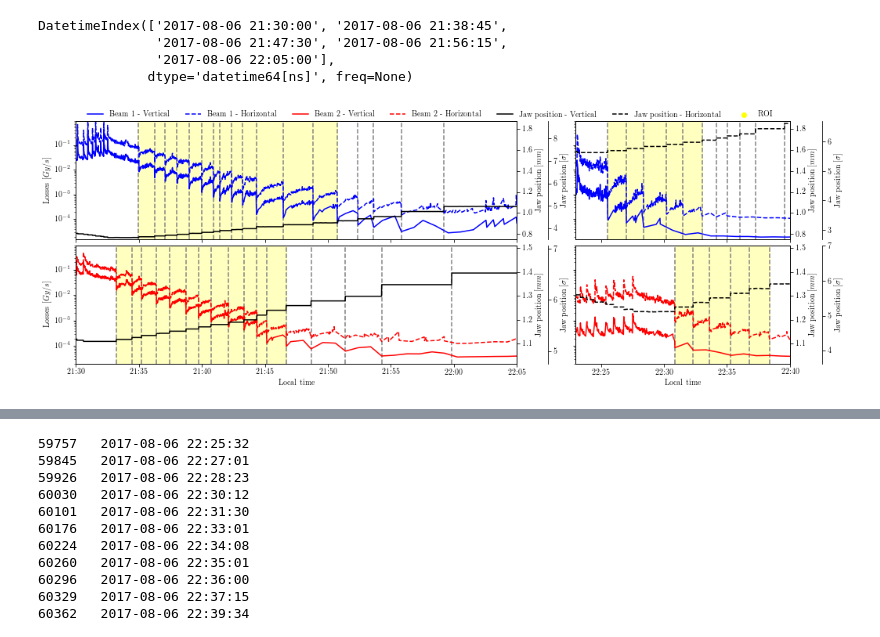
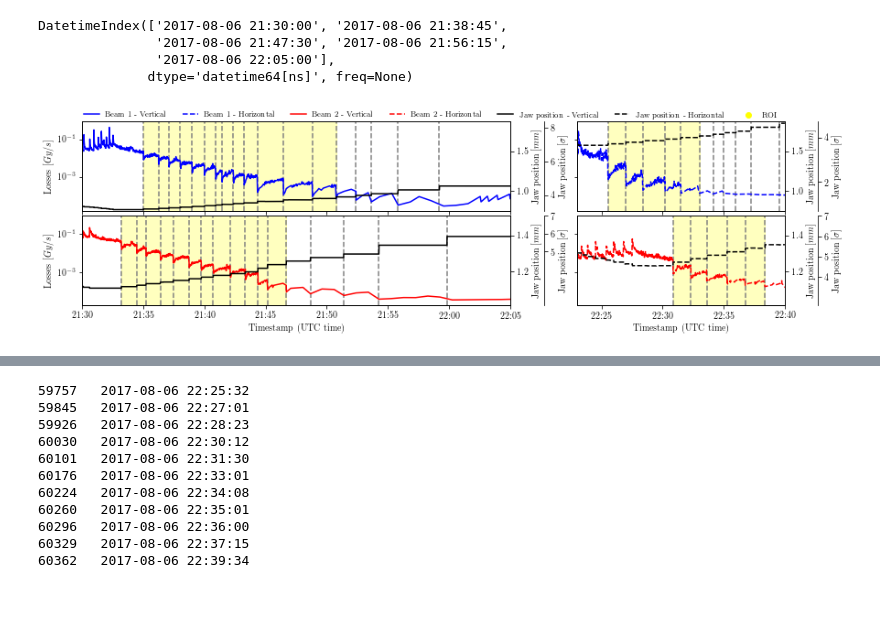
Before and after one commit to carlidel/collimator_scans, a Jupyter notebook: plots_and_tables.ipynb, the cells around one changed output, grey strips where cells are left out. Drawn from its saved outputs; the diff is of its cells as text; code cells hidden in the pictures; blank space fills up the shorter version.

Commit message:
Add offsets

```diff
--- a/plots_and_tables.ipynb
+++ b/plots_and_tables.ipynb
@@ -28,10 +34,10 @@ plt.rc('font', family='serif')
 # %%
-def mm_to_sigma(mm):
-    return mm / (0.200 * np.sqrt(4.0 / 3.5))
+def mm_to_sigma(mm, offset):
+    return (mm - offset) / (0.200 * np.sqrt(4.0 / 3.5))
 
 
-def mm_to_sigma_horizontal(mm):
-    return mm / (0.280)
+def mm_to_sigma_horizontal(mm, offset):
+    return (mm - offset) / (0.280)
 
 
 def scale_factor(vals, sigma_barrier):
@@ -51,10 +57,10 @@ loss_2_rs6 = pd.read_csv("timber/BLMTI.06L7.B1E10_TCP.C6L7.B1_LOSS_RS06.csv", he
 loss_2_rs4 = pd.read_csv("timber/BLMTI.06L7.B1E10_TCP.C6L7.B1_LOSS_RS04.csv", header=1)
 
 barrier = pd.read_csv("timber/TCP.D6L7.B1_MEAS_LVDT_LU.csv", header=1)
-barrier["nValue"] = mm_to_sigma(barrier["Value"])
+barrier["nValue"] = mm_to_sigma(barrier["Value"], OFFSET_B1_V)
 
 barrier2 = pd.read_csv("timber2/TCP.C6L7.B1_MEAS_LVDT_LU.csv", header=1)
-barrier2["nValue"] = mm_to_sigma(barrier2["Value"])
+barrier2["nValue"] = mm_to_sigma(barrier2["Value"], OFFSET_B1_H)
 # %%
 # read csv file
 b2_loss_2_rs9 = pd.read_csv("timber_b2/BLMTI.06R7.B2I10_TCP.C6R7.B2_LOSS_RS09.csv", header=1)
@@ -66,10 +72,10 @@ b2_loss_1_rs6 = pd.read_csv("timber2_b2/BLMTI.06R7.B2I10_TCP.D6R7.B2_LOSS_RS06.c
 b2_loss_1_rs4 = pd.read_csv("timber2_b2/BLMTI.06R7.B2I10_TCP.D6R7.B2_LOSS_RS04.csv", header=1)
 
 b2_barrier = pd.read_csv("timber_b2/TCP.D6R7.B2_MEAS_LVDT_LU.csv", header=1)
-b2_barrier["nValue"] = mm_to_sigma(b2_barrier["Value"])
+b2_barrier["nValue"] = mm_to_sigma(b2_barrier["Value"], OFFSET_B2_V)
 
 b2_barrier2 = pd.read_csv("timber2_b2/TCP.C6R7.B2_MEAS_LVDT_LU.csv", header=1)
-b2_barrier2["nValue"] = mm_to_sigma(b2_barrier2["Value"])
+b2_barrier2["nValue"] = mm_to_sigma(b2_barrier2["Value"], OFFSET_B2_H)
 # %%
 def utc_time_to_seconds(df):
     df["t"] = df["Timestamp (UTC_TIME)"].apply(
@@ -246,7 +197,7 @@ idx_loss_2_rs9, vals_loss_2_rs9 = get_idx_vals(loss_2_rs9, b_func_2)
 b2_idx_loss_1_rs9, b2_vals_loss_1_rs9 = get_idx_vals(b2_loss_1_rs9, b2_b_func)
 b2_idx_loss_2_rs9, b2_vals_loss_2_rs9 = get_idx_vals(b2_loss_2_rs9, b2_b_func_2)
 # %%
-fig = plt.figure(figsize=(14, 5))
+fig = plt.figure(figsize=(12, 3.5))
 
 gs = gridspec.GridSpec(2, 2, width_ratios=[ratio_1, ratio_2])
 
@@ -274,8 +225,8 @@ b_func = scipy.interpolate.interp1d(
 ax0_bis.plot(global_datetime, b_func(global_t), label="Jaw position - Vertical", color="black")
 # ax0_bis.set_ylim(3.5, 5.1)
 ax0_bis.set_ylim(3.5 / 4.7, 8.81 / 4.7)
-ax0_ter.set_ylim(mm_to_sigma(3.5 / 4.7), mm_to_sigma(8.81 / 4.7))
-ax1_ter.set_ylim(mm_to_sigma_horizontal(3.5 / 4.7), mm_to_sigma_horizontal(8.81 / 4.7))
+ax0_ter.set_ylim(mm_to_sigma(3.5 / 4.7, OFFSET_B1_V), mm_to_sigma(8.81 / 4.7, OFFSET_B1_V))
+ax1_ter.set_ylim(mm_to_sigma_horizontal(3.5 / 4.7, OFFSET_B1_H), mm_to_sigma_horizontal(8.81 / 4.7, OFFSET_B1_H))
 
 b_func = scipy.interpolate.interp1d(
     barrier2["t"], barrier2["Value"], kind="previous", fill_value="extrapolate"
@@ -289,8 +240,8 @@ b_func = scipy.interpolate.interp1d(
 )
 ax2_bis.plot(global_datetime, b_func(global_t), color="black")
 ax2_bis.set_ylim(4.77 / 4.7, 7.1 / 4.7)
-ax2_ter.set_ylim(mm_to_sigma(4.77 / 4.7), mm_to_sigma(7.1 / 4.7))
-ax3_ter.set_ylim(mm_to_sigma_horizontal(4.77 / 4.7), mm_to_sigma_horizontal(7.1 / 4.7))
+ax2_ter.set_ylim(mm_to_sigma(4.77 / 4.7, OFFSET_B2_V), mm_to_sigma(7.1 / 4.7, OFFSET_B2_V))
+ax3_ter.set_ylim(mm_to_sigma_horizontal(4.77 / 4.7, OFFSET_B2_H), mm_to_sigma_horizontal(7.1 / 4.7, OFFSET_B2_H))
 
 b_func = scipy.interpolate.interp1d(
     b2_barrier2["t"], b2_barrier2["Value"], kind="previous", fill_value="extrapolate"
@@ -350,16 +301,16 @@ ax3.fill_between(
 )
 
 ax0.plot(loss_1_rs6["datetime"], loss_1_rs6["Value"], label="Beam 1 - Vertical", color="Blue")
-ax0.plot(loss_2_rs6["datetime"], loss_2_rs6["Value"], label="Beam 1 - Horizontal", color="Blue", linestyle="--")
+# ax0.plot(loss_2_rs6["datetime"], loss_2_rs6["Value"], label="Beam 1 - Horizontal", color="Blue", linestyle="--")
 
 ax2.plot(b2_loss_1_rs6["datetime"], b2_loss_1_rs6["Value"], label="Beam 2 - Vertical", color="Red")
-ax2.plot(b2_loss_2_rs6["datetime"], b2_loss_2_rs6["Value"], label="Beam 2 - Horizontal", color="Red", linestyle="--")
+# ax2.plot(b2_loss_2_rs6["datetime"], b2_loss_2_rs6["Value"], label="Beam 2 - Horizontal", color="Red", linestyle="--")
 
-ax1.plot(loss_1_rs6["datetime"], loss_1_rs6["Value"], color="Blue")
-ax1.plot(loss_2_rs6["datetime"], loss_2_rs6["Value"], color="Blue", linestyle="--")
+# ax1.plot(loss_1_rs6["datetime"], loss_1_rs6["Value"], color="Blue")
+ax1.plot(loss_2_rs6["datetime"], loss_2_rs6["Value"], color="Blue", linestyle="--", label="Beam 1 - Horizontal")
 
-ax3.plot(b2_loss_1_rs6["datetime"], b2_loss_1_rs6["Value"], color="Red")
-ax3.plot(b2_loss_2_rs6["datetime"], b2_loss_2_rs6["Value"], color="Red", linestyle="--")
+# ax3.plot(b2_loss_1_rs6["datetime"], b2_loss_1_rs6["Value"], color="Red")
+ax3.plot(b2_loss_2_rs6["datetime"], b2_loss_2_rs6["Value"], color="Red", linestyle="--", label="Beam 2 - Horizontal")
 
 ax0.set_yscale("log")
 ax0.set_ylim(1.5e-5, 0.9e0)
@@ -373,8 +324,8 @@ ax1.set_xlim(roi_2_begin, roi_2_end)
 # display hours and minutes in xlabels
 plt.rcParams["date.autoformatter.minute"] = "%H:%M"
 
-ax2.set_xlabel("Local time")
-ax3.set_xlabel("Local time")
+ax2.set_xlabel("Timestamp (UTC time)")
+ax3.set_xlabel("Timestamp (UTC time)")
 ax2.set_ylabel("Losses $[Gy/s]$")
 ax0.set_ylabel("Losses $[Gy/s]$")
 
@@ -384,37 +335,37 @@ ax3_bis.set_ylabel("Jaw position $[mm]$")
 ax2_bis.set_ylabel("Jaw position $[mm]$")
 
 ax1_ter.set_ylabel("Jaw position $[\\sigma]$")
 ax0_ter.set_ylabel("Jaw position $[\\sigma]$")
 ax3_ter.set_ylabel("Jaw position $[\\sigma]$")
 ax2_ter.set_ylabel("Jaw position $[\\sigma]$")
 
 ax3_ter.scatter([0], [0], label="ROI", color="yellow")
 
-fig.legend(bbox_to_anchor =(0.5, 1.03), loc='upper center', ncol=12, frameon=False)
+fig.legend(bbox_to_anchor =(0.5, 1.03), loc='upper center', ncol=12, frameon=False, fontsize="small")
 
 ax2_ter.yaxis.set_ticks([5.0, 6.0, 7.0])
 ax3_ter.yaxis.set_ticks([4.0, 5.0, 6.0, 7.0])
 
 
 #fig.autofmt_xdate(rotation=45)
 
 plt.tight_layout()
 plt.setp(ax0.get_xticklabels(), visible=False)
 plt.setp(ax1.get_xticklabels(), visible=False)
 
 plt.setp(ax1.get_yticklabels(), visible=False)
 plt.setp(ax3.get_yticklabels(), visible=False)
 
 plt.subplots_adjust(hspace=.05)
-plt.subplots_adjust(wspace=.18)
+plt.subplots_adjust(wspace=.21)
 
-ax0_ter.spines["right"].set_position(("axes", 1.07))
-ax2_ter.spines["right"].set_position(("axes", 1.07))
-ax1_ter.spines["right"].set_position(("axes", 1.15))
-ax3_ter.spines["right"].set_position(("axes", 1.15))
+ax0_ter.spines["right"].set_position(("axes", 1.08))
+ax2_ter.spines["right"].set_position(("axes", 1.08))
+ax1_ter.spines["right"].set_position(("axes", 1.16))
+ax3_ter.spines["right"].set_position(("axes", 1.16))
 
 plt.savefig("ipac_plots/first.pdf", bbox_inches="tight", pad_inches=0.1, dpi=300)
 plt.savefig("ipac_plots/first.png", bbox_inches="tight", pad_inches=0.1, dpi=300)
 plt.savefig("ipac_plots/first.jpg", bbox_inches="tight", pad_inches=0.1, dpi=300)
 # %% [output]
-[figure, old version]
+[figure, new version]
```
Also changed, not shown: parts of 4 cells of this notebook, 16 other files.
